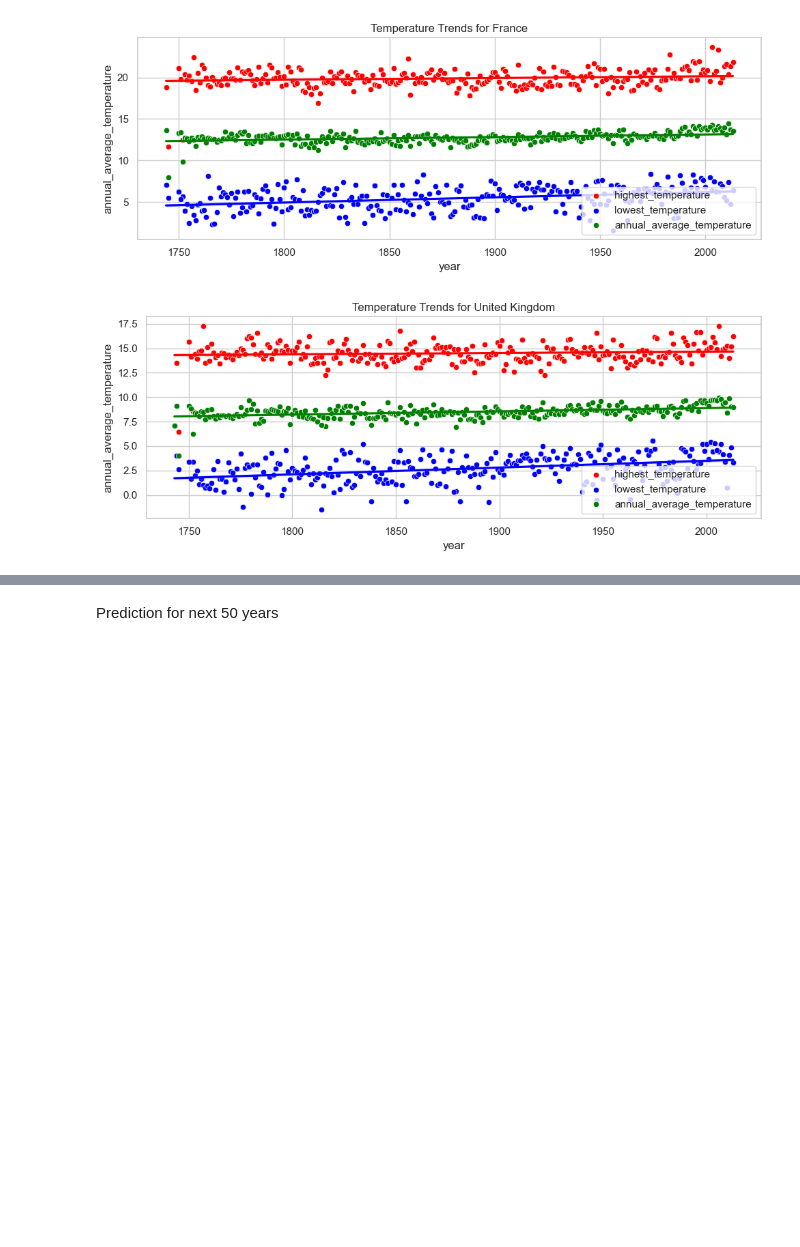
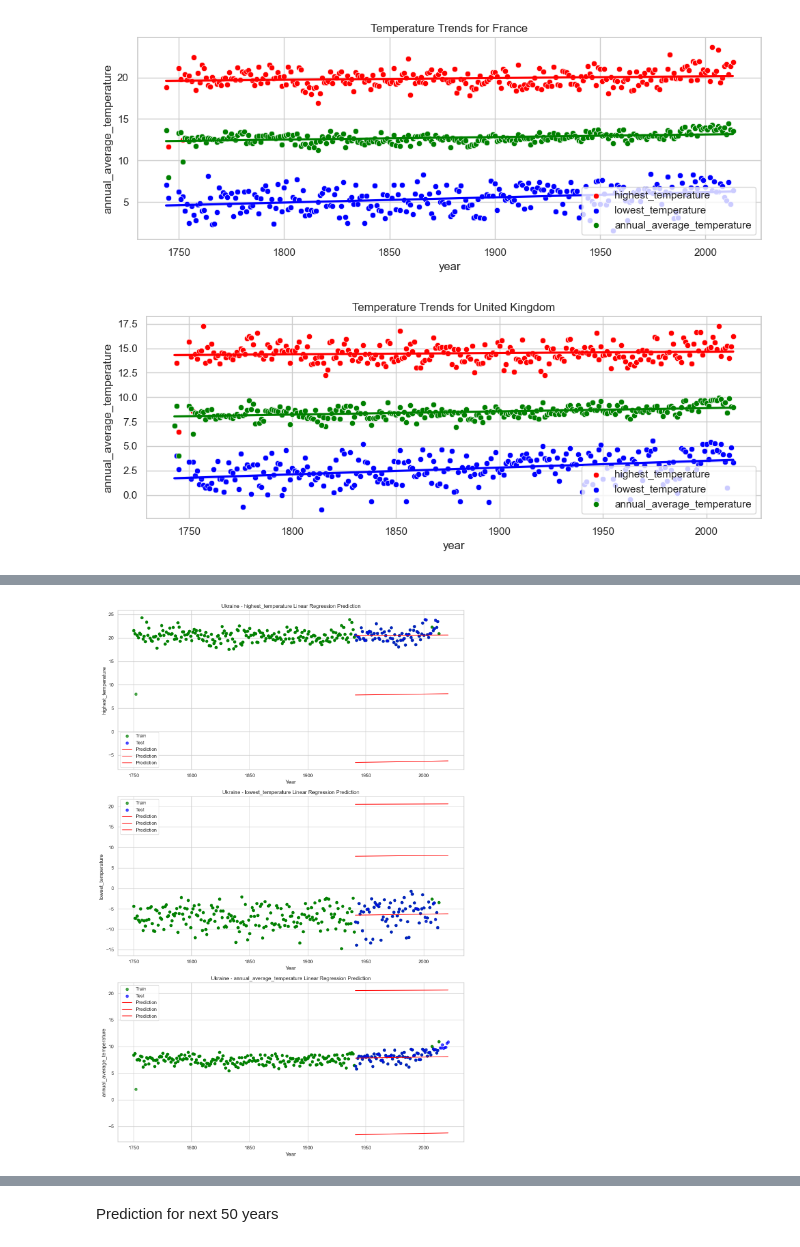
Before and after one commit to IllyaUA/FinalProject, a Jupyter notebook: code/IGClimaChange_FiPro.ipynb, the cells around one changed output, grey strips where cells are left out. Drawn from its saved outputs; the diff is of its cells as text; code cells hidden in the pictures; blank space fills up the shorter version.

```diff
--- a/code/IGClimaChange_FiPro.ipynb
+++ b/code/IGClimaChange_FiPro.ipynb
@@ -419,0 +386,3 @@ This makes sense in fact due to different geographical and thus - climate condit
+# %%
+#load additiona data for the last decade
+last_decade=pd.read_csv(r"..\data\anno_temps_lastdecade.csv")
@@ -419,0 +409,4 @@ This makes sense in fact due to different geographical and thus - climate condit
+# %%
+combined_data = pd.concat([united_data, last_decade])
+combined_data.reset_index()
+combined_data
@@ -419,0 +427,2 @@ This makes sense in fact due to different geographical and thus - climate condit
+# %%
+xy_splits2=split_lin(combined_data, country_list, categories_to_plot, split_percentage=0.9)
@@ -419,0 +450,3 @@ This makes sense in fact due to different geographical and thus - climate condit
+# %%
+# Train the linear regression models
+regressors = train_linear_regression(xy_splits2, list(temperature_categories.keys()))
@@ -419,0 +481,4 @@ This makes sense in fact due to different geographical and thus - climate condit
+# %%
+plot_linear_regression_for_categories(xy_splits2, "Ukraine", temperature_categories, regressors)
+# %% [output]
+[figure, added]
```
Also changed, not shown: parts of 41 cells of this notebook.
